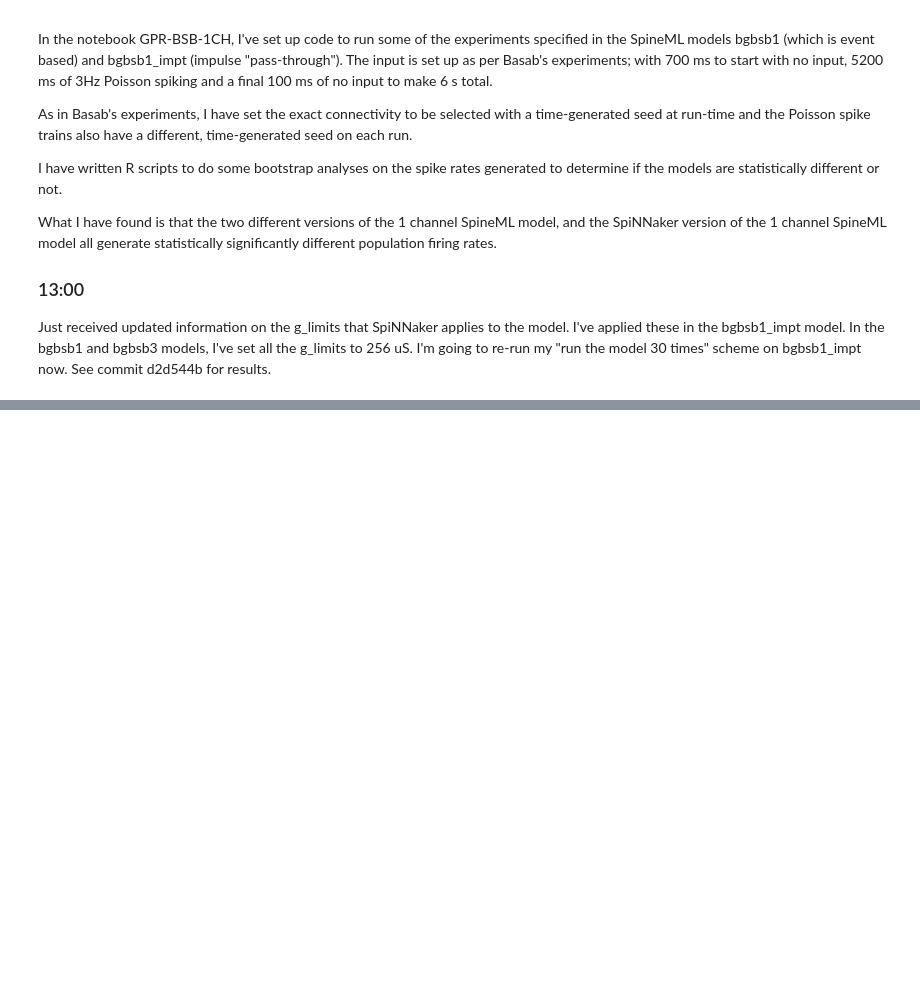
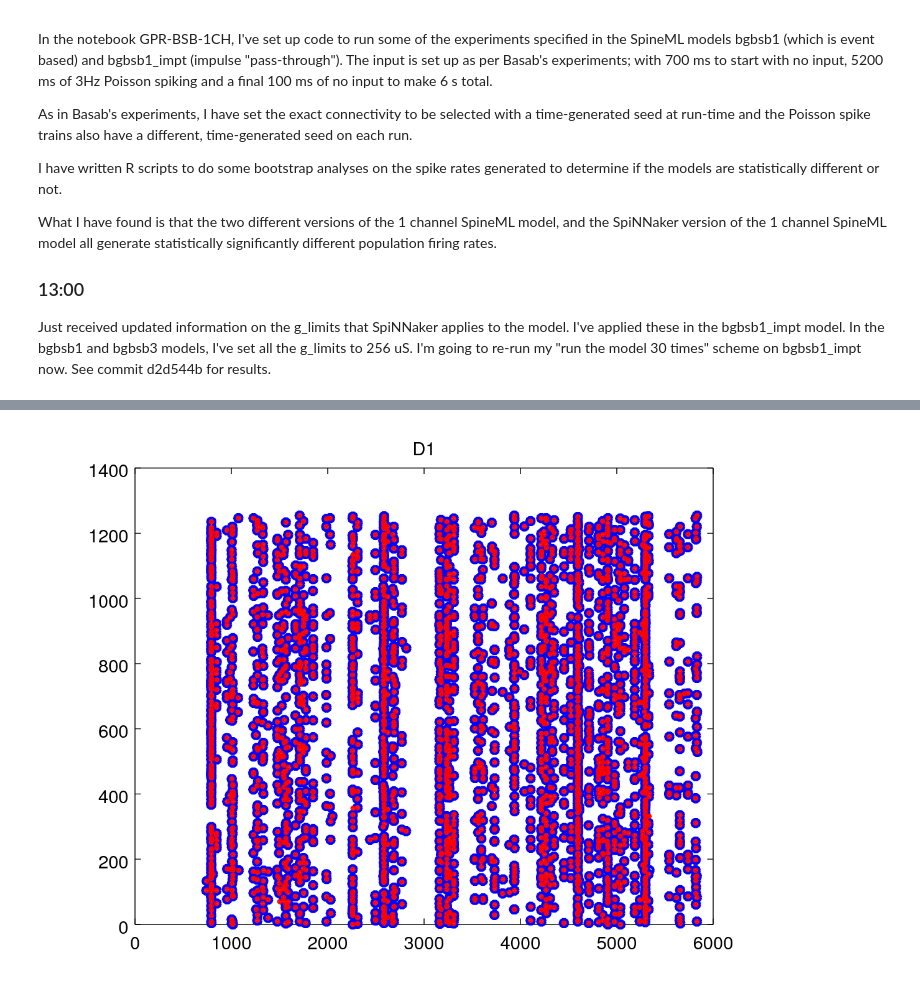
Before and after one commit to ABRG-Models/GPR-BSB, a Jupyter notebook: labbook/Lab book.ipynb, the cells around one changed output, grey strips where cells are left out. Saved outputs shown, nothing was run; the diff lists cells and outputs as text; code cells hidden in the pictures; blank space fills up the shorter version.

```diff
--- a/labbook/Lab book.ipynb
+++ b/labbook/Lab book.ipynb
@@ -30,0 +89,7 @@ Just received updated information on the g_limits that SpiNNaker applies to the
+# %%
+# D1 spikes almost line up perfectly as they are driven by the Poisson spiking. In this graph,
+# the blue circles are spikes from the event based model red dots are from the impulse based model.
+from IPython.display import Image
+Image(filename='fixedmodelcompare/d1.png')
+# %% [output]
+[figure, added]
```
Also changed, not shown: parts of 5 cells of this notebook, 1 other file.
